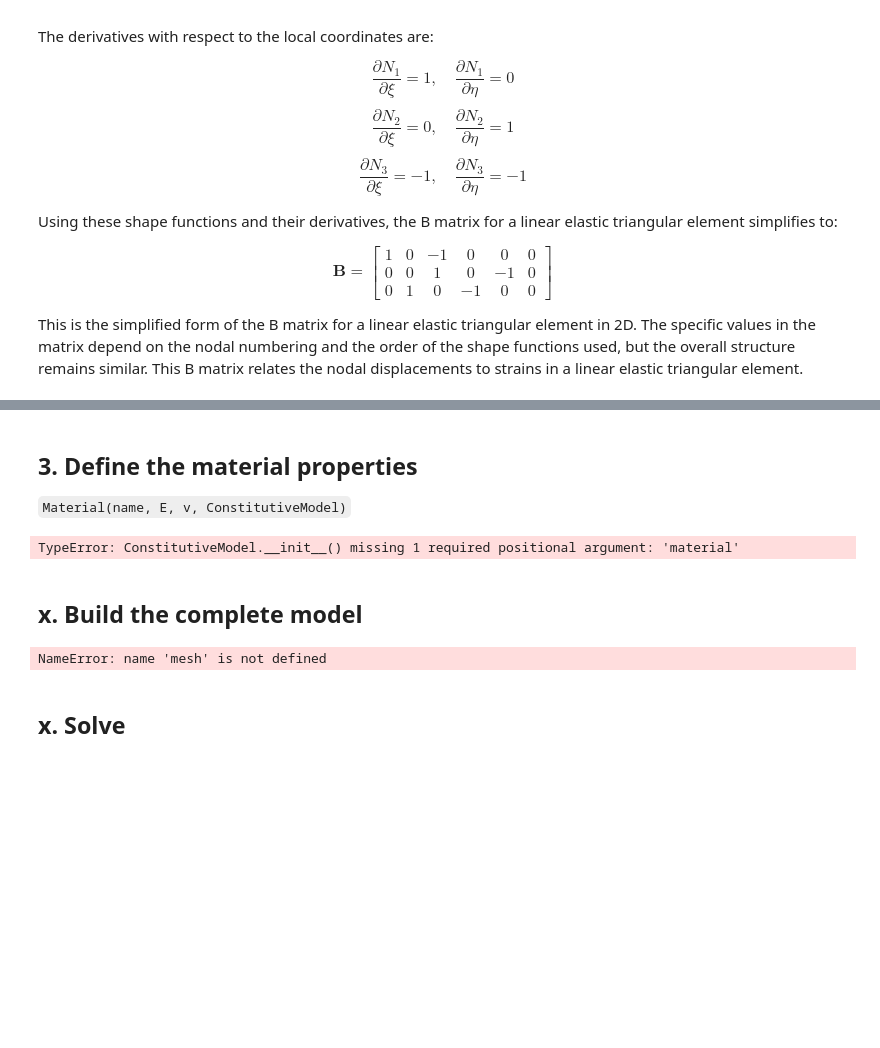
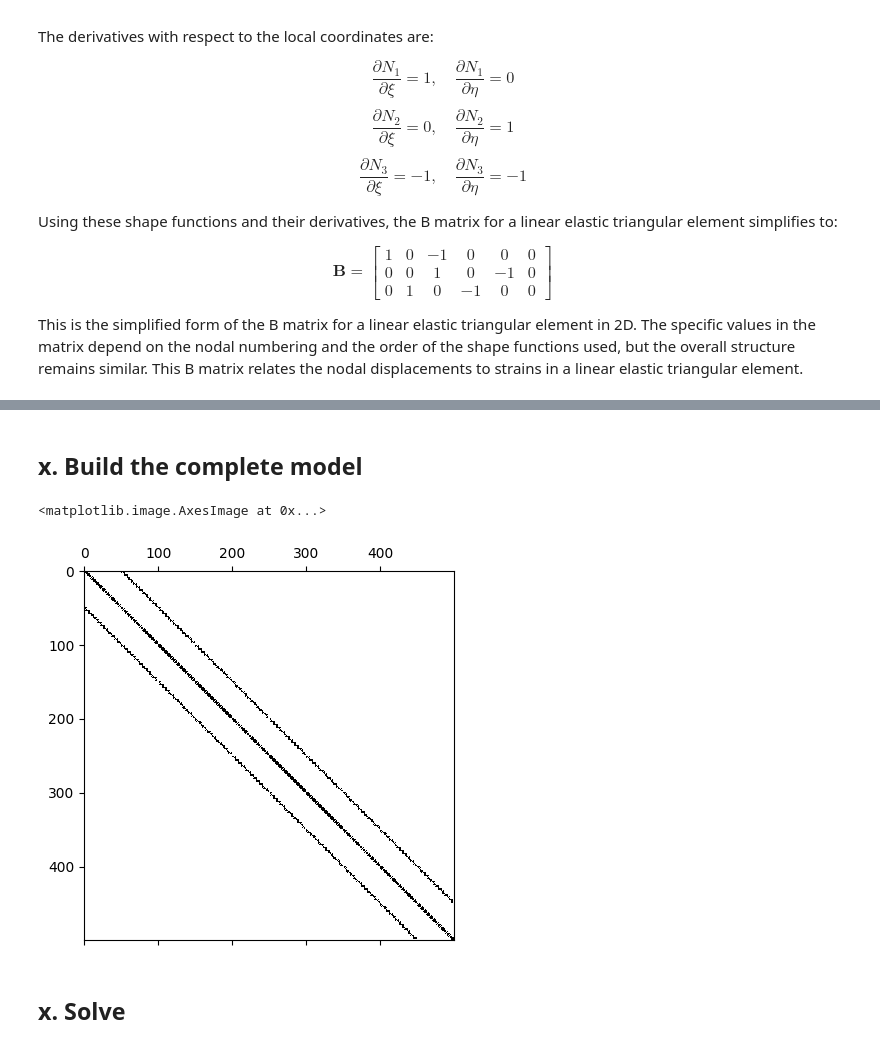
Before and after one commit to mark-hobbs/simplefea, a Jupyter notebook: 2d-plate-example.ipynb, the cells around one changed output, grey strips where cells are left out. Cells and saved outputs as stored; diff of their text form; code cells hidden in the pictures; blank space fills up the shorter version.

```diff
--- a/2d-plate-example.ipynb
+++ b/2d-plate-example.ipynb
@@ -158,31 +167,27 @@ def build_boundary_conditions(particles, dx):
     tol = 1e-6
 
     for i, particle in enumerate(particles):
-        if particle[1] < (0.02 + tol):
-            bc_flag[i, 1] = 1
-            bc_unit_vector[i, 1] = -1
-        if particle[1] > (0.18 - dx - tol):
-            bc_flag[i, 1] = 1
-            bc_unit_vector[i, 1] = 1
+        if particle[0] < dx:
+            bc_flag[i, 0] = 1
+            bc_unit_vector[i, 0] = -1
+        if particle[0] > (dx * 23):
+            bc_flag[i, 0] = 1
+            bc_unit_vector[i, 0] = 1
 
     return bc_flag, bc_unit_vector
 # %%
-boundary_conditions = build_boundary_conditions(points, dx)
+bc_flag, bc_unit_vector = build_boundary_conditions(points, dx)
+magnitude = 1
+bc = fea.BoundaryConditions(bc_flag, bc_unit_vector, magnitude)
-# %% [markdown]
-## 3. Define the material properties
-
-`Material(name, E, v, ConstitutiveModel)`
-# %%
-linear = fea.ConstitutiveModel()
-steel = fea.Material(E=200e9, v=0.28)
-# %% [output]
-TypeError: ConstitutiveModel.__init__() missing 1 required positional argument: 'material'
 # %% [markdown]
 ## x. Build the complete model
 # %%
-plate = fea.Model(mesh, boundary_conditions)
+plate = fea.Model(mesh, bc)
-# %% [output]
-NameError: name 'mesh' is not defined
+# %%
+plt.spy(plate.K.K)
+# %% [output]
+<matplotlib.image.AxesImage at 0x...>
+[figure, added]
 # %% [markdown]
 ## x. Solve
 # %%
```
Also changed, not shown: parts of 8 cells of this notebook, 1 other file.
